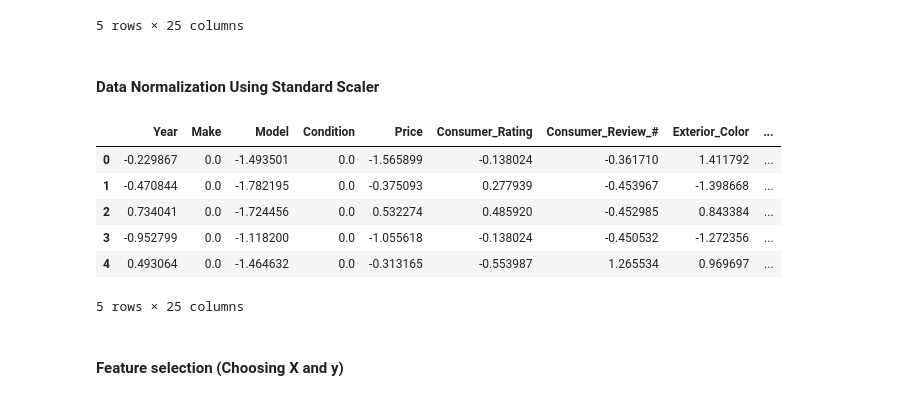
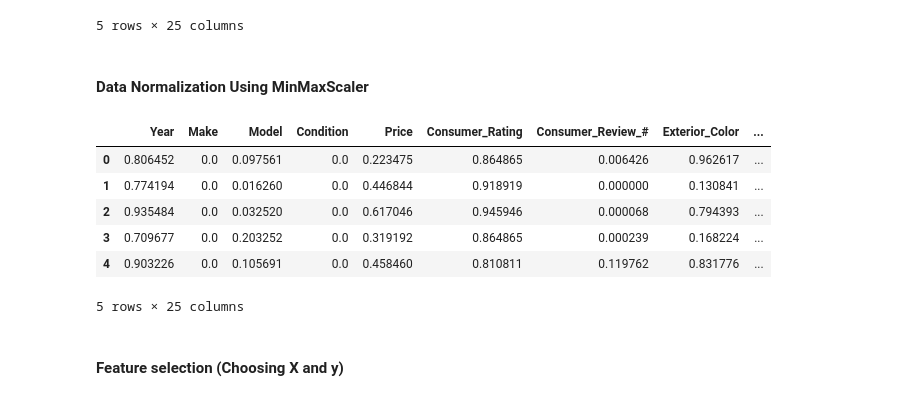
Before and after one commit to daff00/Honda-UsedCarPrice-Prediction, a Jupyter notebook: Project DATMOD.ipynb, the cells around one changed output. Cells and saved outputs as stored; diff of their text form; code cells hidden in the pictures.

```diff
--- a/Project DATMOD.ipynb
+++ b/Project DATMOD.ipynb
@@ -336,13 +335,3 @@ Data columns (total 25 columns):
  24  Seller_Type              1540 non-null   object
 dtypes: float64(7), int32(1), int64(3), object(14)
 memory usage: 306.8+ KB
-# %%
-# Selecting column
-used = used[['Year', 'Make', 'Model', 'Condition', 'Price', 'Consumer_Rating',
-       'Consumer_Review_#', 'Exterior_Color', 'Interior_Color', 'Drivetrain',
-       'MPG', 'Fuel_Type', 'Transmission', 'Engine', 'VIN', 'Stock_#',
-       'Mileage', 'Comfort_Rating', 'Interior_Design_Rating',
-       'Performance_Rating', 'Value_For_Money_Rating',
-       'Exterior_Styling_Rating', 'Reliability_Rating', 'State',
-       'Seller_Type']]
-used.info()
@@ -386,26 +357,26 @@ used.head()
 | 609 | 2020 | 1 | 14 | 1 | 350311176 | 4.3 | 3504 | 90 | ... |
 5 rows × 25 columns
 # %% [markdown]
-#### Data Normalization Using Standard Scaler
+#### Data Normalization Using MinMaxScaler
 # %%
-# Initialize Standard Scaler
-ss = StandardScaler()
+# Initialize MinMaxScaler
+mms = MinMaxScaler()
 
-# Standardize
-standard = ss.fit_transform(used)
+# Normalisasi
+standard = mms.fit_transform(used)
 
-# Save the standardize result to dataframe
+# Save the Normalize result to dataframe
 used = pd.DataFrame(standard, columns=used.columns)
 
 # See the data
 used.head()
 # %% [output]
 |  | Year | Make | Model | Condition | Price | Consumer_Rating | Consumer_Review_# | Exterior_Color | ... |
-| 0 | -0.229867 | 0.0 | -1.493501 | 0.0 | -1.565899 | -0.138024 | -0.361710 | 1.411792 | ... |
-| 1 | -0.470844 | 0.0 | -1.782195 | 0.0 | -0.375093 | 0.277939 | -0.453967 | -1.398668 | ... |
-| 2 | 0.734041 | 0.0 | -1.724456 | 0.0 | 0.532274 | 0.485920 | -0.452985 | 0.843384 | ... |
-| 3 | -0.952799 | 0.0 | -1.118200 | 0.0 | -1.055618 | -0.138024 | -0.450532 | -1.272356 | ... |
-| 4 | 0.493064 | 0.0 | -1.464632 | 0.0 | -0.313165 | -0.553987 | 1.265534 | 0.969697 | ... |
+| 0 | 0.806452 | 0.0 | 0.097561 | 0.0 | 0.223475 | 0.864865 | 0.006426 | 0.962617 | ... |
+| 1 | 0.774194 | 0.0 | 0.016260 | 0.0 | 0.446844 | 0.918919 | 0.000000 | 0.130841 | ... |
+| 2 | 0.935484 | 0.0 | 0.032520 | 0.0 | 0.617046 | 0.945946 | 0.000068 | 0.794393 | ... |
+| 3 | 0.709677 | 0.0 | 0.203252 | 0.0 | 0.319192 | 0.864865 | 0.000239 | 0.168224 | ... |
+| 4 | 0.903226 | 0.0 | 0.105691 | 0.0 | 0.458460 | 0.810811 | 0.119762 | 0.831776 | ... |
 5 rows × 25 columns
 # %% [markdown]
 #### Feature selection (Choosing X and y)
```
Also changed, not shown: parts of 25 cells of this notebook, 1 other file.
